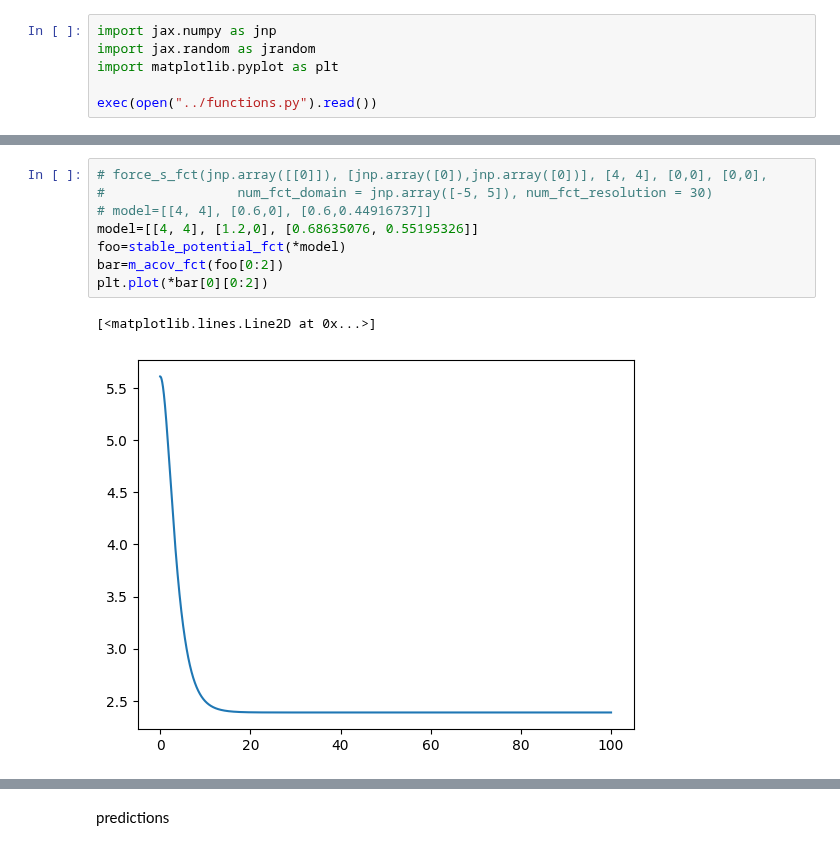
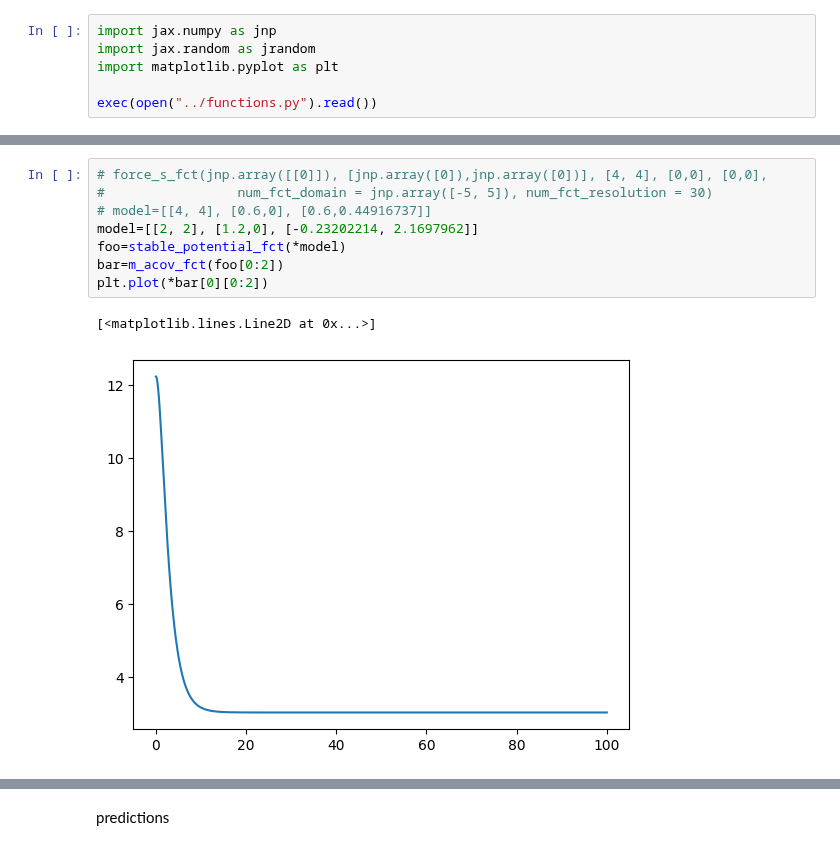
Before and after one commit to zhaoz0314/random-EI, a Jupyter notebook: pseudospatial/predictions.ipynb, the cells around one changed output, grey strips where cells are left out. Cells and saved outputs as stored; diff of their text form.

```diff
--- a/pseudospatial/predictions.ipynb
+++ b/pseudospatial/predictions.ipynb
@@ -590,14 +566,14 @@ def prediction_s_fct(all_cov_s, rescaled_relative_lag_s, window_len_s, part_n_s,
 # %%
 # force_s_fct(jnp.array([[0]]), [jnp.array([0]),jnp.array([0])], [4, 4], [0,0], [0,0],
 #                 num_fct_domain = jnp.array([-5, 5]), num_fct_resolution = 30)
 # model=[[4, 4], [0.6,0], [0.6,0.44916737]]
-model=[[4, 4], [1.2,0], [0.68635076, 0.55195326]]
+model=[[2, 2], [1.2,0], [-0.23202214, 2.1697962]]
 foo=stable_potential_fct(*model)
 bar=m_acov_fct(foo[0:2])
 plt.plot(*bar[0][0:2])
 # %% [output]
 [<matplotlib.lines.Line2D at 0x...>]
-[figure, old version]
+[figure, new version]
 # %%
 fcorrs=jnp.cos(jnp.arange(10)/9*jnp.pi/2)[1:]
 corrs=mean_corr_s_fct(bar[0], fcorrs, *model)
```
Also changed, not shown: parts of 5 cells of this notebook, 1 other file.
